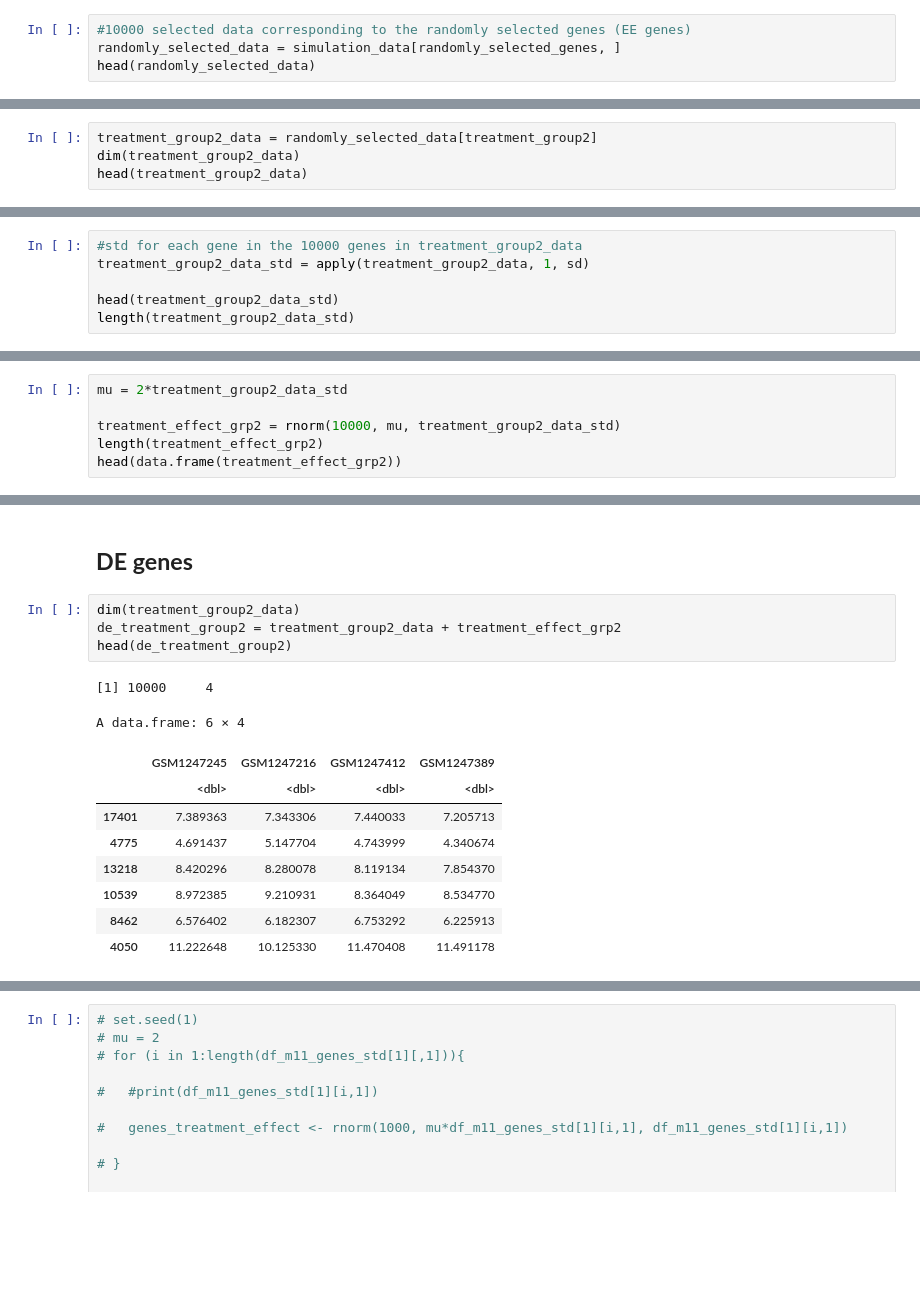
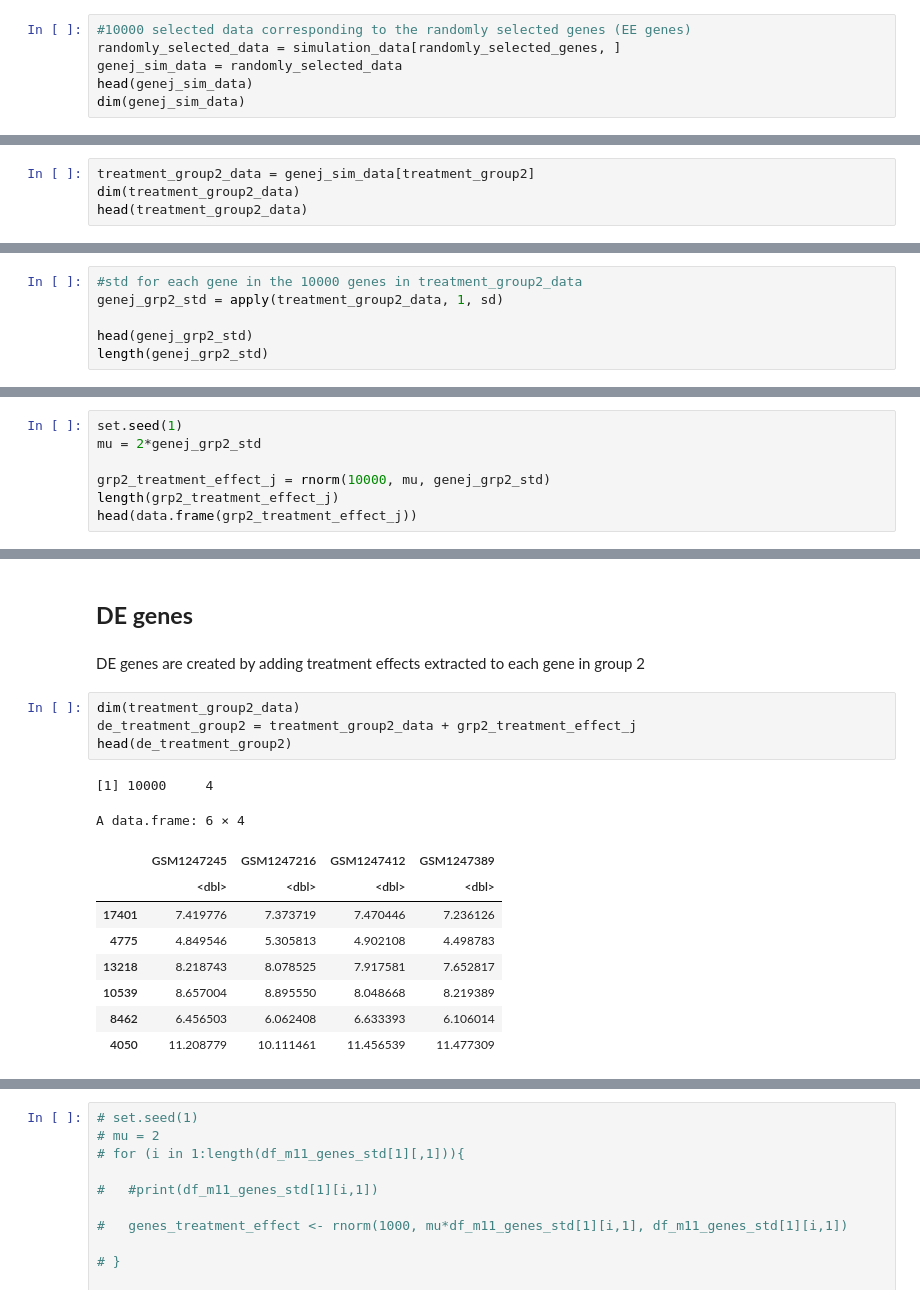
Before and after one commit to almedida/thesis, a Jupyter notebook: simulation.ipynb, the cells around one changed output, grey strips where cells are left out. Drawn from its saved outputs; the diff is of its cells as text; blank space fills up the shorter version.

```diff
--- a/simulation.ipynb
+++ b/simulation.ipynb
@@ -36,7 +40,9 @@ length(randomly_selected_genes)
 # %%
 #10000 selected data corresponding to the randomly selected genes (EE genes)
 randomly_selected_data = simulation_data[randomly_selected_genes, ]
-head(randomly_selected_data)
+genej_sim_data = randomly_selected_data
+head(genej_sim_data)
+dim(genej_sim_data)
 # %% [output]
 A data.frame: 6 × 217
 |  | GSM1247203 | GSM1247204 | GSM1247205 | GSM1247206 | GSM1247207 | GSM1247208 | GSM1247209 | GSM1247210 | ... |
@@ -79,5 +77,5 @@ treatment_group2
 # %%
-treatment_group2_data = randomly_selected_data[treatment_group2]
+treatment_group2_data = genej_sim_data[treatment_group2]
 dim(treatment_group2_data)
 head(treatment_group2_data)
 # %% [output]
@@ -94,9 +94,9 @@ A data.frame: 6 × 4
 # %%
 #std for each gene in the 10000 genes in treatment_group2_data
-treatment_group2_data_std = apply(treatment_group2_data, 1, sd)
+genej_grp2_std = apply(treatment_group2_data, 1, sd)
 
-head(treatment_group2_data_std)
-length(treatment_group2_data_std)
+head(genej_grp2_std)
+length(genej_grp2_std)
 # %% [output]
     17401      4775     13218     10539      8462      4050
 0.1006685 0.3305202 0.2428755 0.3896614 0.2762091 0.6463234
@@ -106,9 +108,10 @@ length(treatment_group2_data_std)
 # %%
-mu = 2*treatment_group2_data_std
+set.seed(1)
+mu = 2*genej_grp2_std
 
-treatment_effect_grp2 = rnorm(10000, mu, treatment_group2_data_std)
-length(treatment_effect_grp2)
-head(data.frame(treatment_effect_grp2))
+grp2_treatment_effect_j = rnorm(10000, mu, genej_grp2_std)
+length(grp2_treatment_effect_j)
+head(data.frame(grp2_treatment_effect_j))
 # %% [output]
 [1] 10000
 A data.frame: 6 × 1
@@ -123,17 +126,19 @@ A data.frame: 6 × 1
 # %% [markdown]
 ## **DE genes**
+# %% [markdown]
+DE genes are created by adding treatment effects extracted to each gene in group 2
 # %%
 dim(treatment_group2_data)
-de_treatment_group2 = treatment_group2_data + treatment_effect_grp2
+de_treatment_group2 = treatment_group2_data + grp2_treatment_effect_j
 head(de_treatment_group2)
 # %% [output]
 [1] 10000     4
 A data.frame: 6 × 4
 |  | GSM1247245 | GSM1247216 | GSM1247412 | GSM1247389 |
 |  | <dbl> | <dbl> | <dbl> | <dbl> |
-| 17401 | 7.389363 | 7.343306 | 7.440033 | 7.205713 |
-| 4775 | 4.691437 | 5.147704 | 4.743999 | 4.340674 |
-| 13218 | 8.420296 | 8.280078 | 8.119134 | 7.854370 |
-| 10539 | 8.972385 | 9.210931 | 8.364049 | 8.534770 |
-| 8462 | 6.576402 | 6.182307 | 6.753292 | 6.225913 |
-| 4050 | 11.222648 | 10.125330 | 11.470408 | 11.491178 |
+| 17401 | 7.419776 | 7.373719 | 7.470446 | 7.236126 |
+| 4775 | 4.849546 | 5.305813 | 4.902108 | 4.498783 |
+| 13218 | 8.218743 | 8.078525 | 7.917581 | 7.652817 |
+| 10539 | 8.657004 | 8.895550 | 8.048668 | 8.219389 |
+| 8462 | 6.456503 | 6.062408 | 6.633393 | 6.106014 |
+| 4050 | 11.208779 | 10.111461 | 11.456539 | 11.477309 |
```
Also changed, not shown: parts of 20 cells of this notebook.
